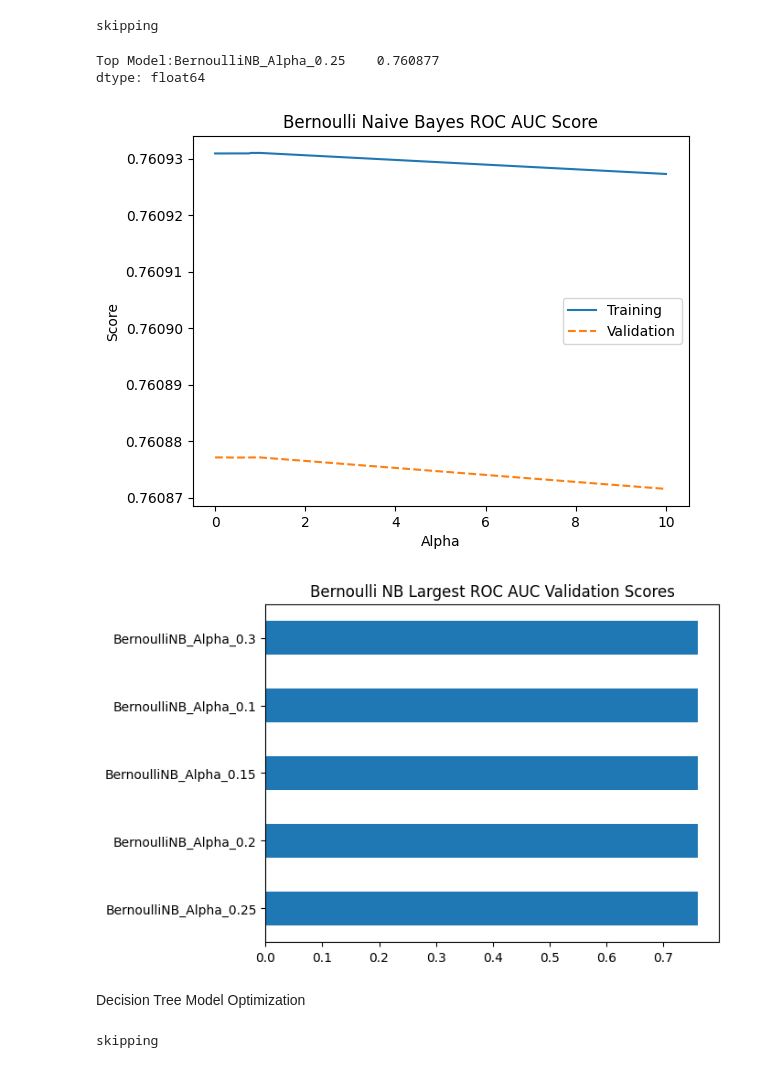
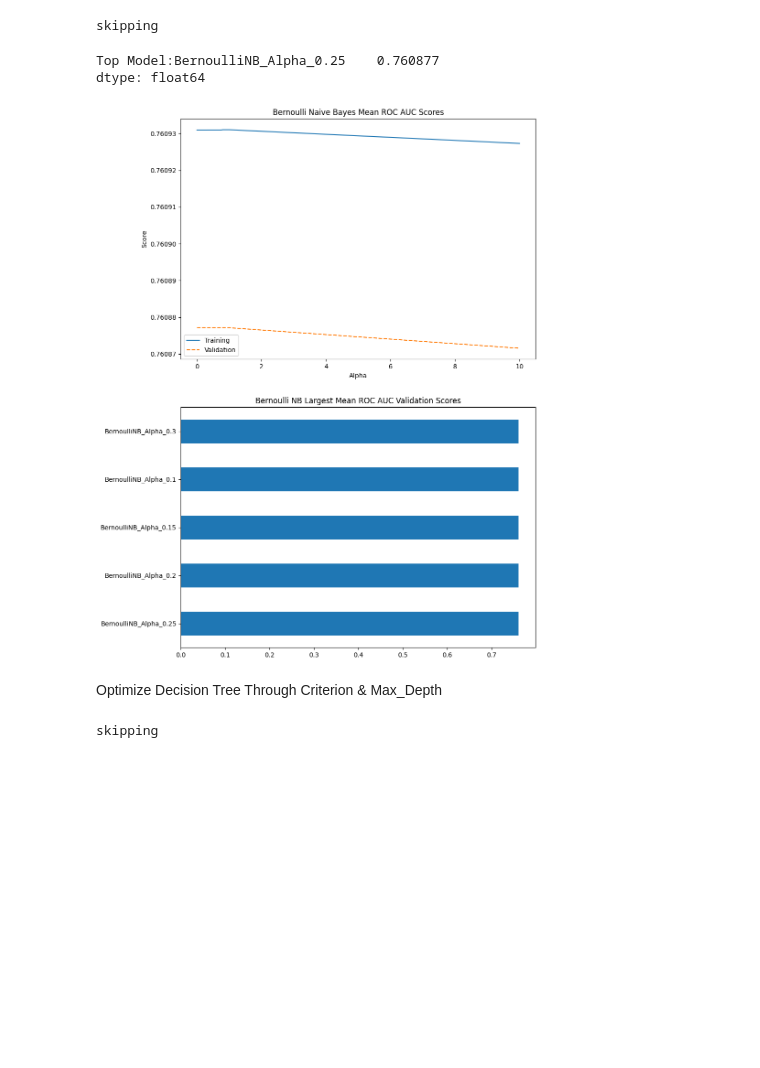
Before and after one commit to dlangdon1/Software-Defects-classification-Detection-, a Jupyter notebook: Program_Defects_Binary_Classification_Project_Hyper_Parameter_Optimization_V2.ipynb, the cells around one changed output. Cells and saved outputs as stored; diff of their text form; code cells hidden in the pictures; blank space fills up the shorter version.

Commit message:
Added "Optimal" Model Analysis

```diff
--- a/Program_Defects_Binary_Classification_Project_Hyper_Parameter_Optimization_V2.ipynb
+++ b/Program_Defects_Binary_Classification_Project_Hyper_Parameter_Optimization_V2.ipynb
@@ -445,29 +451,29 @@ skipping
 # %%
 BNBTraining = pd.read_csv("data/Bernoulli_NB/Bernoulli_Training_Scores.csv")
 BNBValidation = pd.read_csv("data/Bernoulli_NB/Bernoulli_Validation_Scores.csv")
 a = [.00001,.0001,.001,.01,.1,.15,.2,.25,.3,.35,.4,.45,.5,.55,.6,.65,.7,.75,.8,.85,.9,.95,1,10]
 
 print('Top Model:'+str(BNBValidation.mean().sort_values(ascending=False).head(1)))
+fig, ax = plt.subplots(2,figsize = (10,15))
 
-plt.plot(a,BNBTraining.mean(),label='Training')
-plt.plot(a,BNBValidation.mean(),label='Validation',linestyle='--')
-plt.legend()
-plt.xlabel('Alpha')
-plt.ylabel('Score')
-plt.title('Bernoulli Naive Bayes ROC AUC Score')
+ax[0].plot(a,BNBTraining.mean(),label='Training')
+ax[0].plot(a,BNBValidation.mean(),label='Validation',linestyle='--')
+ax[0].legend()
+ax[0].set_xlabel('Alpha')
+ax[0].set_ylabel('Score')
+ax[0].set_title('Bernoulli Naive Bayes Mean ROC AUC Scores')
+
+BNBValidation.mean().sort_values(ascending=False).head().plot(kind="barh",title="Bernoulli NB Largest Mean ROC AUC Validation Scores",ax=ax[1])
 plt.show()
-
-BNBValidation.mean().sort_values(ascending=False).head().plot(kind="barh",title="Bernoulli NB Largest ROC AUC Validation Scores")
 
 #Add Bernoulli Model with Largest Validation ROC AUC Score to the Optimal Models
 optimalModel.append(('BernoulliNB_Alpha_0.25',BernoulliNB(alpha=0.25)))
 # %% [output]
 Top Model:BernoulliNB_Alpha_0.25    0.760877
 dtype: float64
-[figure, old version]
+[figure, new version]
-[figure, removed]
-# %% [markdown]
-Decision Tree Model Optimization
+# %% [markdown]
+Optimize Decision Tree Through Criterion & Max_Depth
 # %%
 %%script echo skipping
 criterion =['gini','entropy','log_loss']
```
Also changed, not shown: parts of 59 cells of this notebook.
